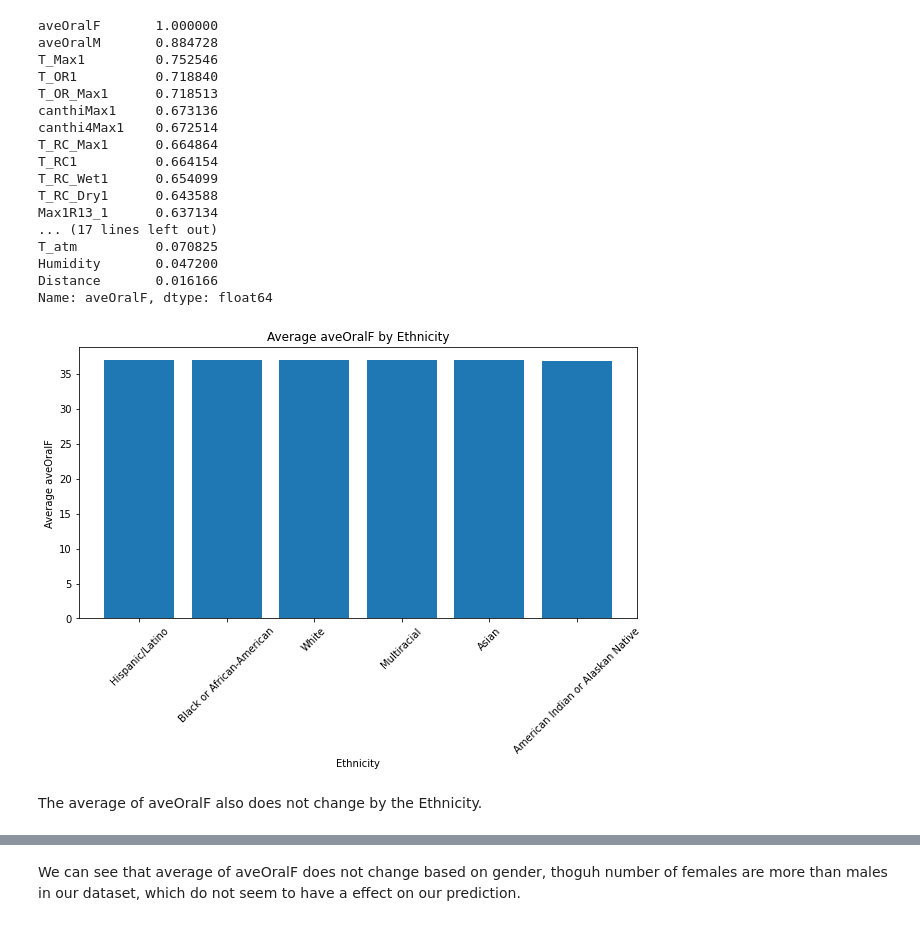
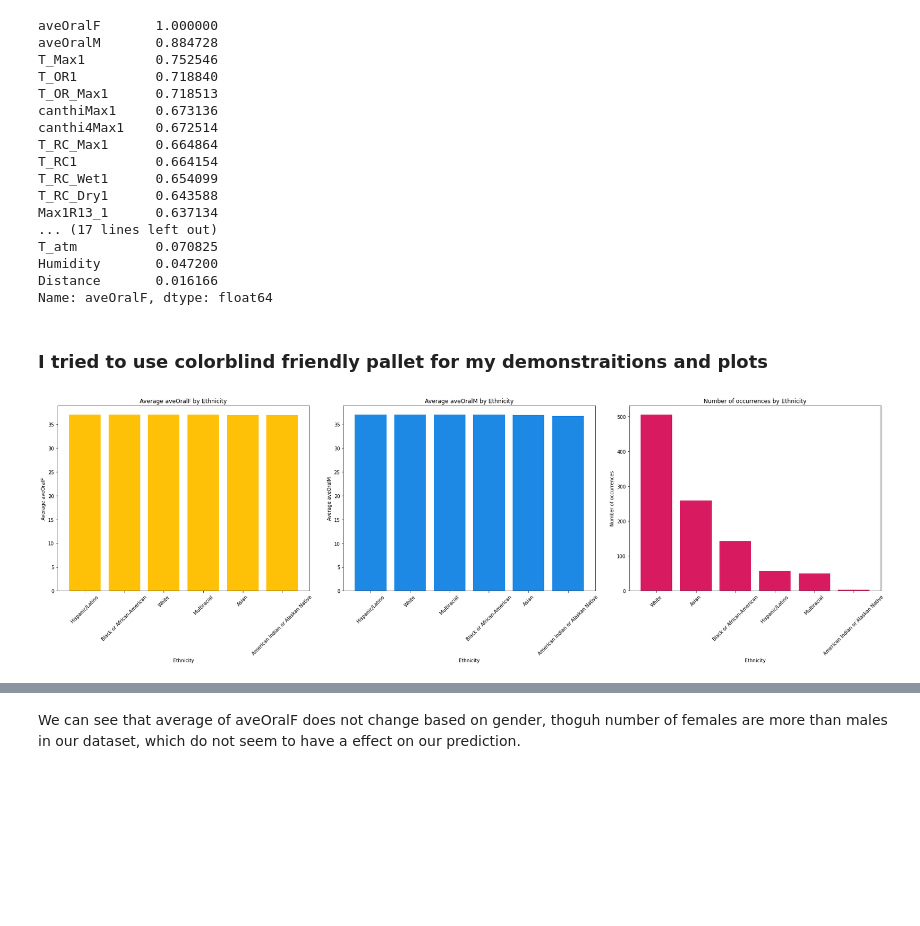
Before and after one commit to romthevacuousspider/Infrared-Thermography-Temperature-ML-coursework-1-, a Jupyter notebook: 1.ipynb, the cells around one changed output, grey strips where cells are left out. Saved outputs shown, nothing was run; the diff lists cells and outputs as text; code cells hidden in the pictures; blank space fills up the shorter version.

```diff
--- a/1.ipynb
+++ b/1.ipynb
@@ -421,17 +478,42 @@ T_atm          0.070825
 Humidity       0.047200
 Distance       0.016166
 Name: aveOralF, dtype: float64
-# %%
-# Bar plot of a categorical variable (ethnicity) vs target variable (aveOralF)
-plt.figure(figsize=(10, 5))
-ethnicity_groups = original_df.groupby('Ethnicity')['aveOralF'].mean().sort_values(ascending=False)
-plt.bar(ethnicity_groups.index, ethnicity_groups.values)
-plt.title('Average aveOralF by Ethnicity')
-plt.xlabel('Ethnicity')
-plt.ylabel('Average aveOralF')
-plt.xticks(rotation=45)
-plt.show()
-# %% [output]
-[figure, removed]
-# %% [markdown]
-The average of aveOralF also does not change by the Ethnicity.
+# %% [markdown]
+### I tried to use colorblind friendly pallet for my demonstraitions and plots
+# %%
+import matplotlib.pyplot as plt
+
+# Create a figure with three subplots
+fig, axs = plt.subplots(1, 3, figsize=(25, 8))
+
+# Plot bar plot of average 'aveOralF' by ethnicity
+ethnicity_groups1 = original_df.groupby('Ethnicity')['aveOralF'].mean().sort_values(ascending=False)
+axs[0].bar(ethnicity_groups1.index, ethnicity_groups1.values, color='#FFC107')
+axs[0].set_title('Average aveOralF by Ethnicity')
+axs[0].set_xlabel('Ethnicity')
+axs[0].set_ylabel('Average aveOralF')
+axs[0].tick_params(axis='x', rotation=45)
+
+# Plot bar plot of average 'aveOralM' by ethnicity
+ethnicity_groups2 = original_df.groupby('Ethnicity')['aveOralM'].mean().sort_values(ascending=False)
+axs[1].bar(ethnicity_groups2.index, ethnicity_groups2.values, color='#1E88E5')
+axs[1].set_title('Average aveOralM by Ethnicity')
+axs[1].set_xlabel('Ethnicity')
+axs[1].set_ylabel('Average aveOralM')
+axs[1].tick_params(axis='x', rotation=45)
+
+# Plot bar plot of number of occurrences of each ethnicity
+ethnicity_counts = original_df['Ethnicity'].value_counts()
+axs[2].bar(ethnicity_counts.index, ethnicity_counts.values, color='#D81B60')
+axs[2].set_title('Number of occurrences by Ethnicity')
+axs[2].set_xlabel('Ethnicity')
+axs[2].set_ylabel('Number of occurrences')
+axs[2].tick_params(axis='x', rotation=45)
+
+# Adjust layout
+plt.tight_layout()
+
+# Show the plot
+plt.show()
+# %% [output]
+[figure, added]
```
Also changed, not shown: parts of 47 cells of this notebook.
